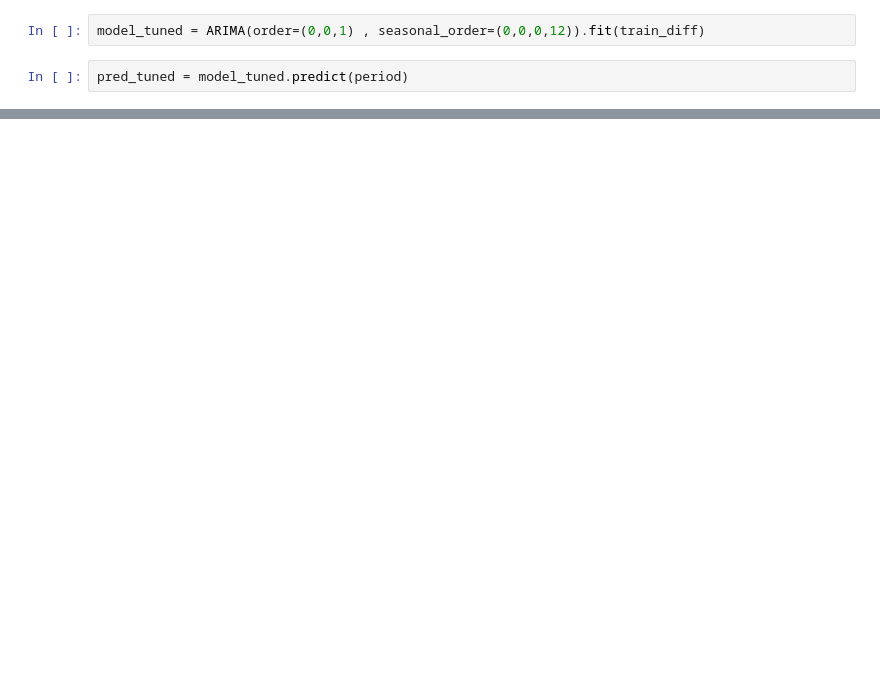
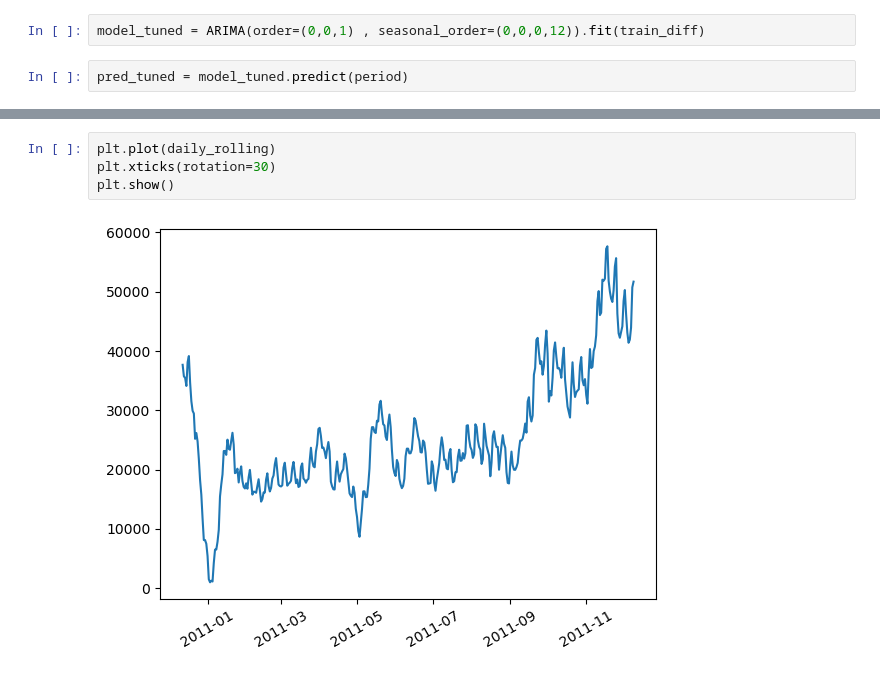
Before and after one commit to pouniq/OnlineRetail_TimeSeries, a Jupyter notebook: First_Project.ipynb, the cells around one changed output, grey strips where cells are left out. Drawn from its saved outputs; the diff is of its cells as text; blank space fills up the shorter version.

```diff
--- a/First_Project.ipynb
+++ b/First_Project.ipynb
@@ -372,0 +201,6 @@ MAPE : 1.02%
+# %%
+plt.plot(daily_rolling)
+plt.xticks(rotation=30)
+plt.show()
+# %% [output]
+[figure, added]
```
Also changed, not shown: parts of 66 cells of this notebook, 1 other file.
